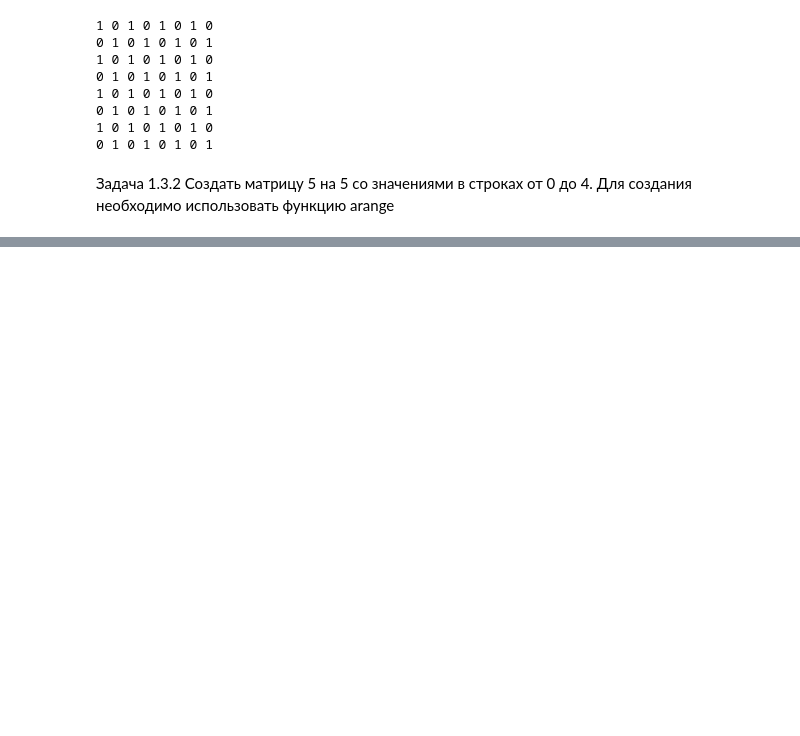
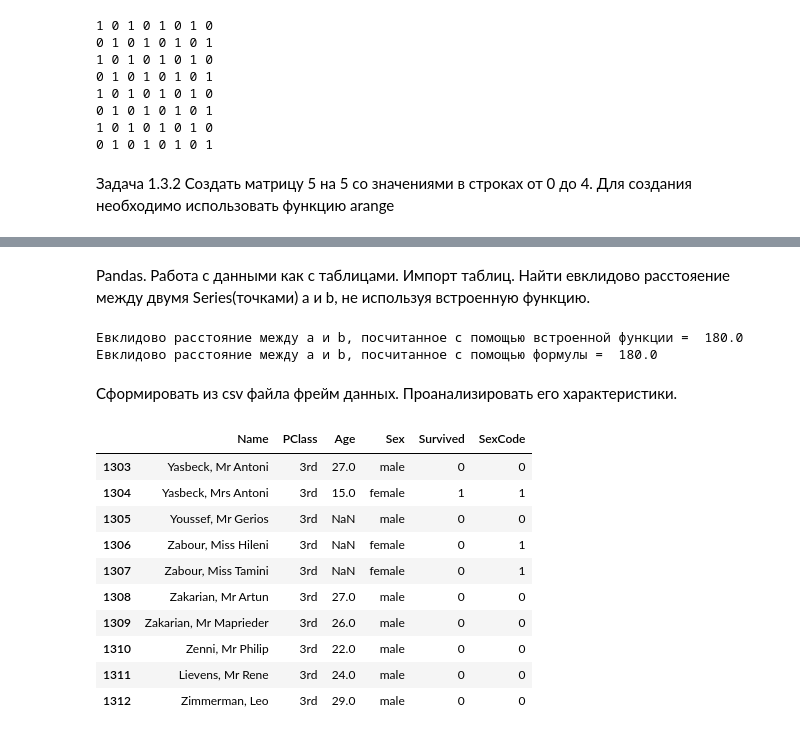
Before and after one commit to AnnaKudr/Artificial_Intelligence_MIREA, a Jupyter notebook: Kudryashova_A_Workbook2.ipynb, the cells around one changed output, grey strips where cells are left out. Drawn from its saved outputs; the diff is of its cells as text; code cells hidden in the pictures; blank space fills up the shorter version.

```diff
--- a/Kudryashova_A_Workbook2.ipynb
+++ b/Kudryashova_A_Workbook2.ipynb
@@ -37,0 +100,39 @@ IndexError: ignored
+# %% [markdown]
+Pandas. Работа с данными как с таблицами. Импорт таблиц.
+Найти евклидово расстояение между двумя Series(точками) a и b, не используя встроенную функцию.
+# %%
+import pandas as pd
+import numpy  as np
+a = pd.Series([121, 121, 32, 43, 121])
+b = pd.Series([121, 121, 212, 43, 121])
+c = 0
+for i in range(a.size):
+    c += (a[i] - b[i])**2
+c = c**(1/2)
+print("Евклидово расстояние между а и b, посчитанное с помощью встроенной функции = ", np.linalg.norm(a - b))
+print("Евклидово расстояние между а и b, посчитанное с помощью формулы = ", np.linalg.norm(a - b))
+# %% [output]
+Евклидово расстояние между а и b, посчитанное с помощью встроенной функции =  180.0
+Евклидово расстояние между а и b, посчитанное с помощью формулы =  180.0
+# %% [markdown]
+Сформировать из csv файла фрейм данных. Проанализировать его характеристики.
+# %%
+import pandas as pd
+url = 'https://raw.githubusercontent.com/chrisalbon/simulated_datasets/master/titanic.csv'
+dataframe = pd.read_csv(url)
+dataframe.head(10)#первые строки
+dataframe.tail(10)#последние строки
+#print("Размерность фрейма = ", dataframe.shape)
+#dataframe.describe()
+# %% [output]
+|  | Name | PClass | Age | Sex | Survived | SexCode |
+| 1303 | Yasbeck, Mr Antoni | 3rd | 27.0 | male | 0 | 0 |
+| 1304 | Yasbeck, Mrs Antoni | 3rd | 15.0 | female | 1 | 1 |
+| 1305 | Youssef, Mr Gerios | 3rd | NaN | male | 0 | 0 |
+| 1306 | Zabour, Miss Hileni | 3rd | NaN | female | 0 | 1 |
+| 1307 | Zabour, Miss Tamini | 3rd | NaN | female | 0 | 1 |
+| 1308 | Zakarian, Mr Artun | 3rd | 27.0 | male | 0 | 0 |
+| 1309 | Zakarian, Mr Maprieder | 3rd | 26.0 | male | 0 | 0 |
+| 1310 | Zenni, Mr Philip | 3rd | 22.0 | male | 0 | 0 |
+| 1311 | Lievens, Mr Rene | 3rd | 24.0 | male | 0 | 0 |
+| 1312 | Zimmerman, Leo | 3rd | 29.0 | male | 0 | 0 |
```
Also changed, not shown: parts of 16 cells of this notebook.
